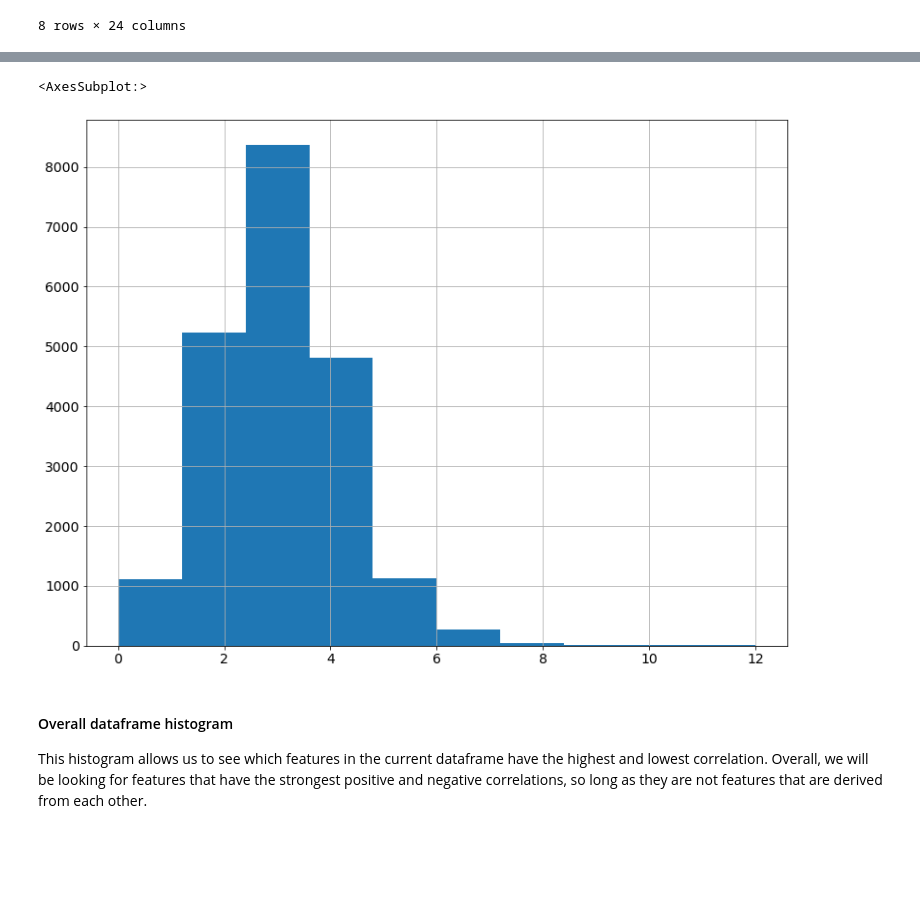
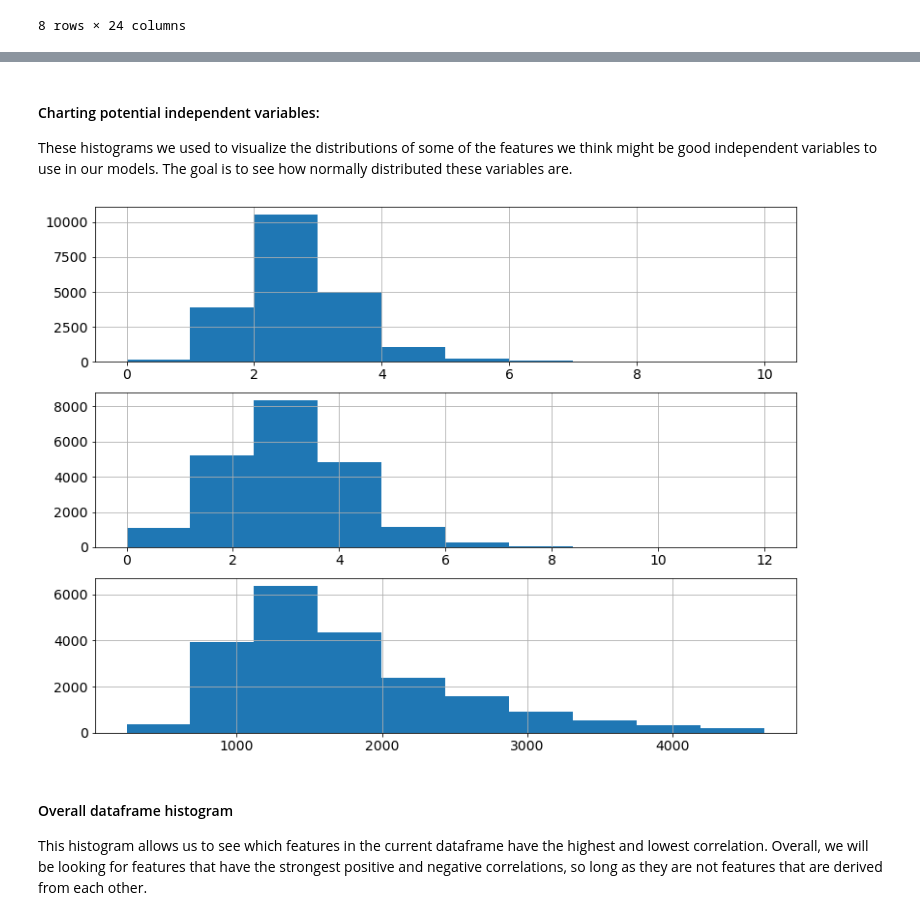
Before and after one commit to AAranda10/regression_project, a Jupyter notebook: data/prepared/explore.ipynb, the cells around one changed output, grey strips where cells are left out. Saved outputs shown, nothing was run; the diff lists cells and outputs as text; code cells hidden in the pictures; blank space fills up the shorter version.

```diff
--- a/data/prepared/explore.ipynb
+++ b/data/prepared/explore.ipynb
@@ -104,8 +100,20 @@ plt.
-# %%
-df.bedroomcnt.hist()
-# %% [output]
-<AxesSubplot:>
-[figure, removed]
+# %% [markdown]
+#### Charting potential independent variables:
+These histograms we used to visualize the distributions of some of the features we think might be good independent variables to use in our models. The goal is to see how normally distributed these variables are.
+# %%
+plt.subplot(311)
+df.bathroomcnt.hist()
+
+
+plt.subplot(312)
+df.bedroomcnt.hist()
+
+plt.subplot(313)
+df.calculatedfinishedsquarefeet.hist()
+
+plt.show()
+# %% [output]
+[figure, added]
 # %% [markdown]
 #### Overall dataframe histogram
 
```
Also changed, not shown: parts of 67 cells of this notebook.
